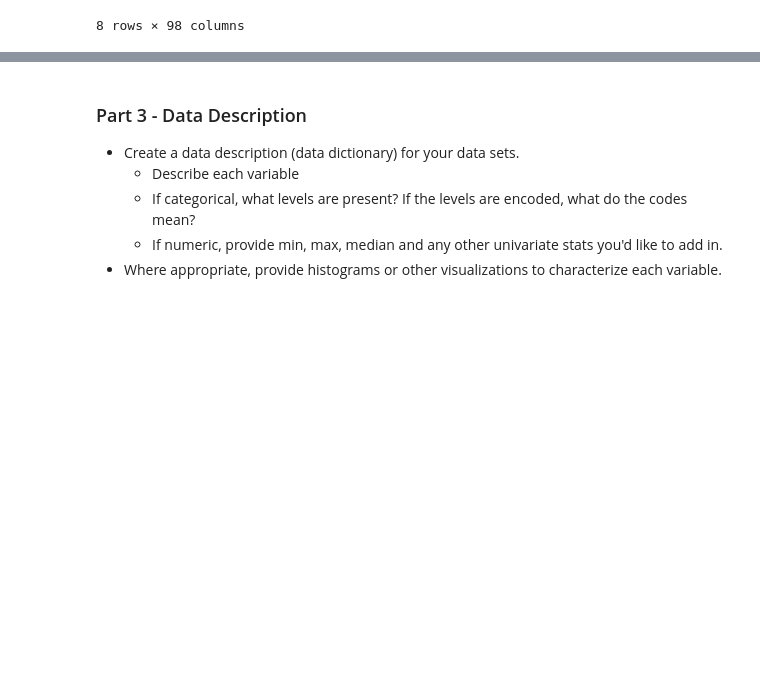
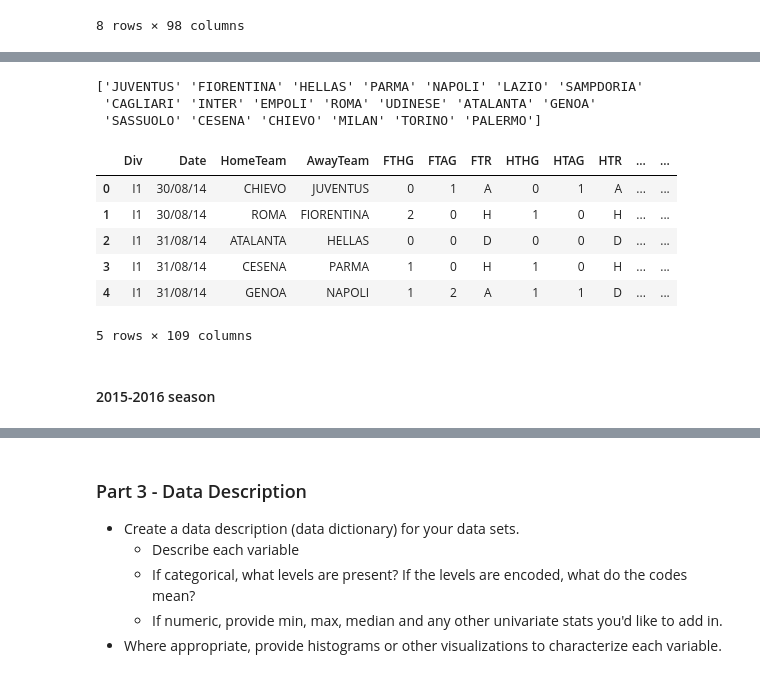
Before and after one commit to fordjackson26/CS5394Project2, a Jupyter notebook: Project02.ipynb, the cells around one changed output, grey strips where cells are left out. Cells and saved outputs as stored; diff of their text form; code cells hidden in the pictures; blank space fills up the shorter version.

```diff
--- a/Project02.ipynb
+++ b/Project02.ipynb
@@ -557,0 +537,4 @@ Name: Date, Length: 1854, dtype: object
+# %%
+italian = leagues.get_group('italian')
+ita_by_years = italian.groupby('year')
+print(italian["year"].unique())
@@ -557,0 +545,17 @@ Name: Date, Length: 1854, dtype: object
+# %%
+df2014 = ita_by_years.get_group(2014)
+dfdates = pd.read_csv('italian-serie-a/data/season-1415_csv.csv')
+dfdates['HomeTeam'] = dfdates['HomeTeam'].str.upper()
+dfdates['AwayTeam'] = dfdates['AwayTeam'].str.upper()
+t1 = df2014['Home Team'].unique()
+t2 = dfdates['HomeTeam'].unique()
+
+names = dict()
+t1.sort()
+t2.sort()
+t2[19] = "HELLAS"
+t2.sort()
+t2[7] = "VERONA"
+for i in range(len(t1)):
+    print(t2[i] + '--' + t1[i])
+    names[t2[i]] = t1[i]
@@ -557,0 +583,21 @@ Name: Date, Length: 1854, dtype: object
+# %%
+dfdates['HomeTeam'] = dfdates['HomeTeam'].apply(lambda x: names[x])
+dfdates['AwayTeam'] = dfdates['AwayTeam'].apply(lambda x: names[x])
+print(dfdates['AwayTeam'].unique())
+# %% [output]
+['JUVENTUS' 'FIORENTINA' 'HELLAS' 'PARMA' 'NAPOLI' 'LAZIO' 'SAMPDORIA'
+ 'CAGLIARI' 'INTER' 'EMPOLI' 'ROMA' 'UDINESE' 'ATALANTA' 'GENOA'
+ 'SASSUOLO' 'CESENA' 'CHIEVO' 'MILAN' 'TORINO' 'PALERMO']
+# %%
+it2014combo = pd.merge(dfdates, df2014, left_on=['HomeTeam','AwayTeam'], right_on=['Home Team', 'Away Team'])
+it2014combo.head()
+# %% [output]
+|  | Div | Date | HomeTeam | AwayTeam | FTHG | FTAG | FTR | HTHG | HTAG | HTR | ... | ... |
+| 0 | I1 | 30/08/14 | CHIEVO | JUVENTUS | 0 | 1 | A | 0 | 1 | A | ... | ... |
+| 1 | I1 | 30/08/14 | ROMA | FIORENTINA | 2 | 0 | H | 1 | 0 | H | ... | ... |
+| 2 | I1 | 31/08/14 | ATALANTA | HELLAS | 0 | 0 | D | 0 | 0 | D | ... | ... |
+| 3 | I1 | 31/08/14 | CESENA | PARMA | 1 | 0 | H | 1 | 0 | H | ... | ... |
+| 4 | I1 | 31/08/14 | GENOA | NAPOLI | 1 | 2 | A | 1 | 1 | D | ... | ... |
+5 rows × 109 columns
+# %% [markdown]
+#### 2015-2016 season
```
Also changed, not shown: parts of 53 cells of this notebook, 33 other files.
